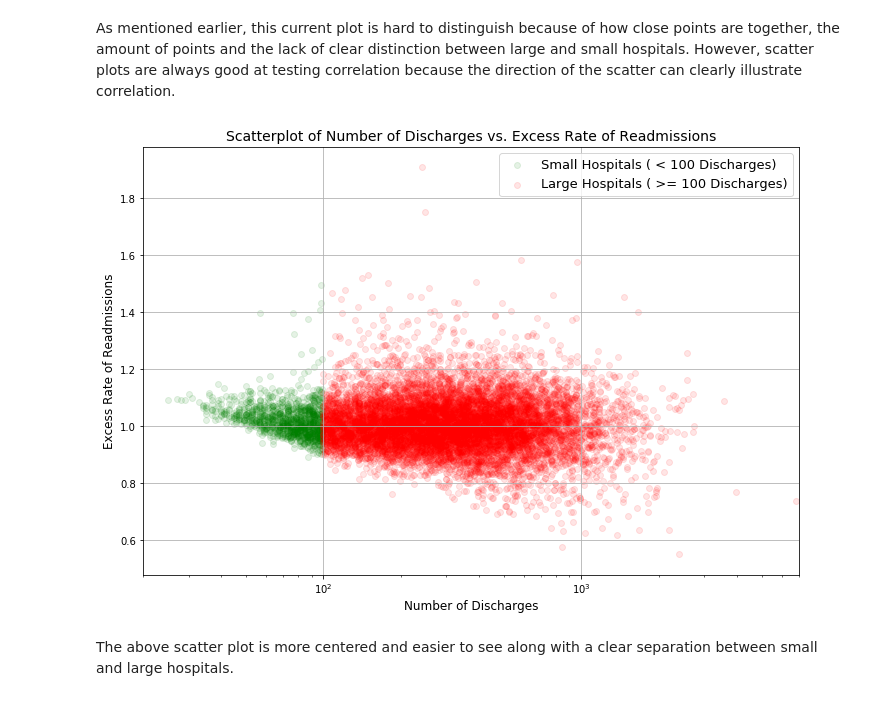
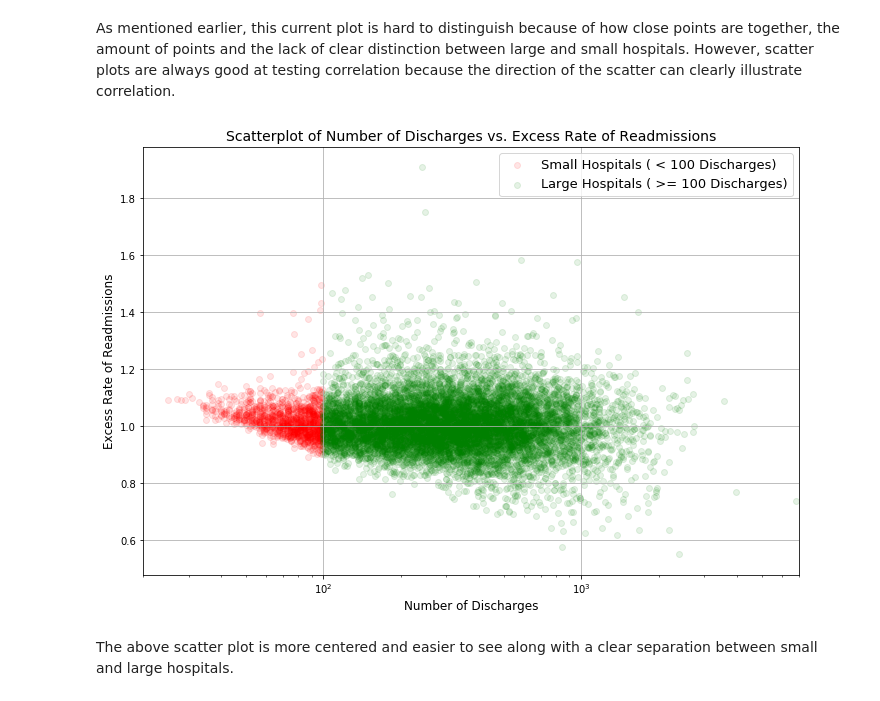
Before and after one commit to SportsReiter12/Data-Science, a Jupyter notebook: Springboard Assignments/Reduce Hospital Readmissions Using EDA.ipynb, the cells around one changed output. Cells and saved outputs as stored; diff of their text form; code cells hidden in the pictures.

Commit message:
Reduce Hospital Readmissions 09/13/2018
Small change to scatter plot

```diff
--- a/Springboard Assignments/Reduce Hospital Readmissions Using EDA.ipynb
+++ b/Springboard Assignments/Reduce Hospital Readmissions Using EDA.ipynb
@@ -189,28 +189,28 @@ As mentioned earlier, this current plot is hard to distinguish because of how cl
 # %%
 # Setting variable for Large and Small Hospitals
 x_large = [a for a in large['Number of Discharges']]
 y_large = list(large['Excess Readmission Ratio'])
 
 x_small = [a for a in small['Number of Discharges']]
 y_small = list(small['Excess Readmission Ratio'])
 
 # Setting the size of the plot and plotting the variable
 fig, ax = plt.subplots(figsize=(10,7))
-_ = ax.scatter(x_small, y_small, color='green', alpha=0.1)
-_ = ax.scatter(x_large, y_large, color='red', alpha=0.1)
+_ = ax.scatter(x_small, y_small, color='red', alpha=0.1)
+_ = ax.scatter(x_large, y_large, color='green', alpha=0.1)
 
 # Fixing the scales to make it easier to read and adding labels, title and legend
 _ = ax.set_xlim([20, 7000])
 _ = ax.set_xscale('log')
 _ = ax.set_xlabel('Number of Discharges', fontsize=12)
 _ = ax.set_ylabel('Excess Rate of Readmissions', fontsize=12)
 _ = ax.set_title('Scatterplot of Number of Discharges vs. Excess Rate of Readmissions', fontsize=14)
 _ = ax.legend(['Small Hospitals ( < 100 Discharges)', 'Large Hospitals ( >= 100 Discharges)'], fontsize=13)
 
 # Making it a grid and keeping it tight
 ax.grid(True)
 fig.tight_layout()
 # %% [output]
-[figure, old version]
+[figure, new version]
 # %% [markdown]
 The above scatter plot is more centered and easier to see along with a clear separation between small and large hospitals.
```
